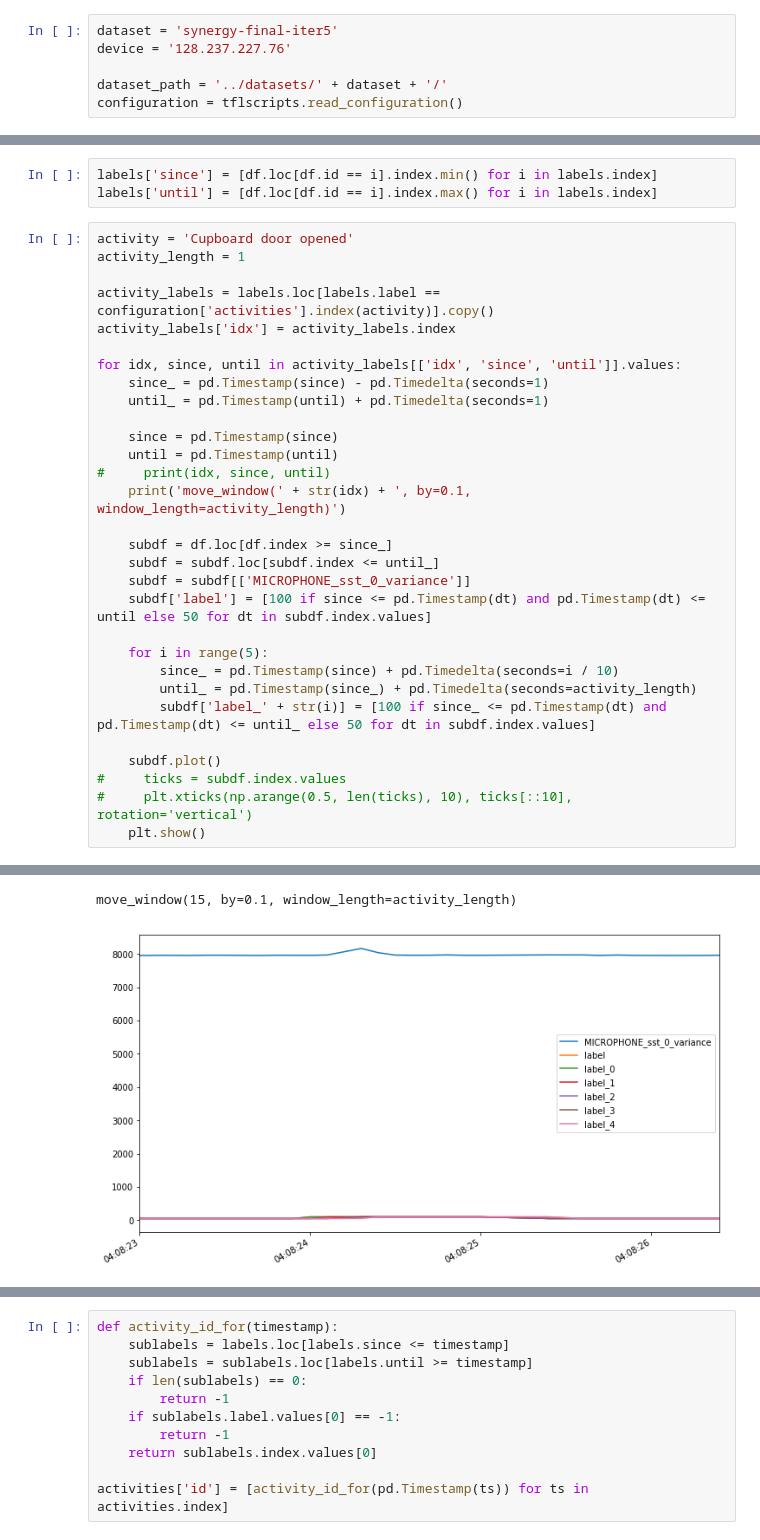
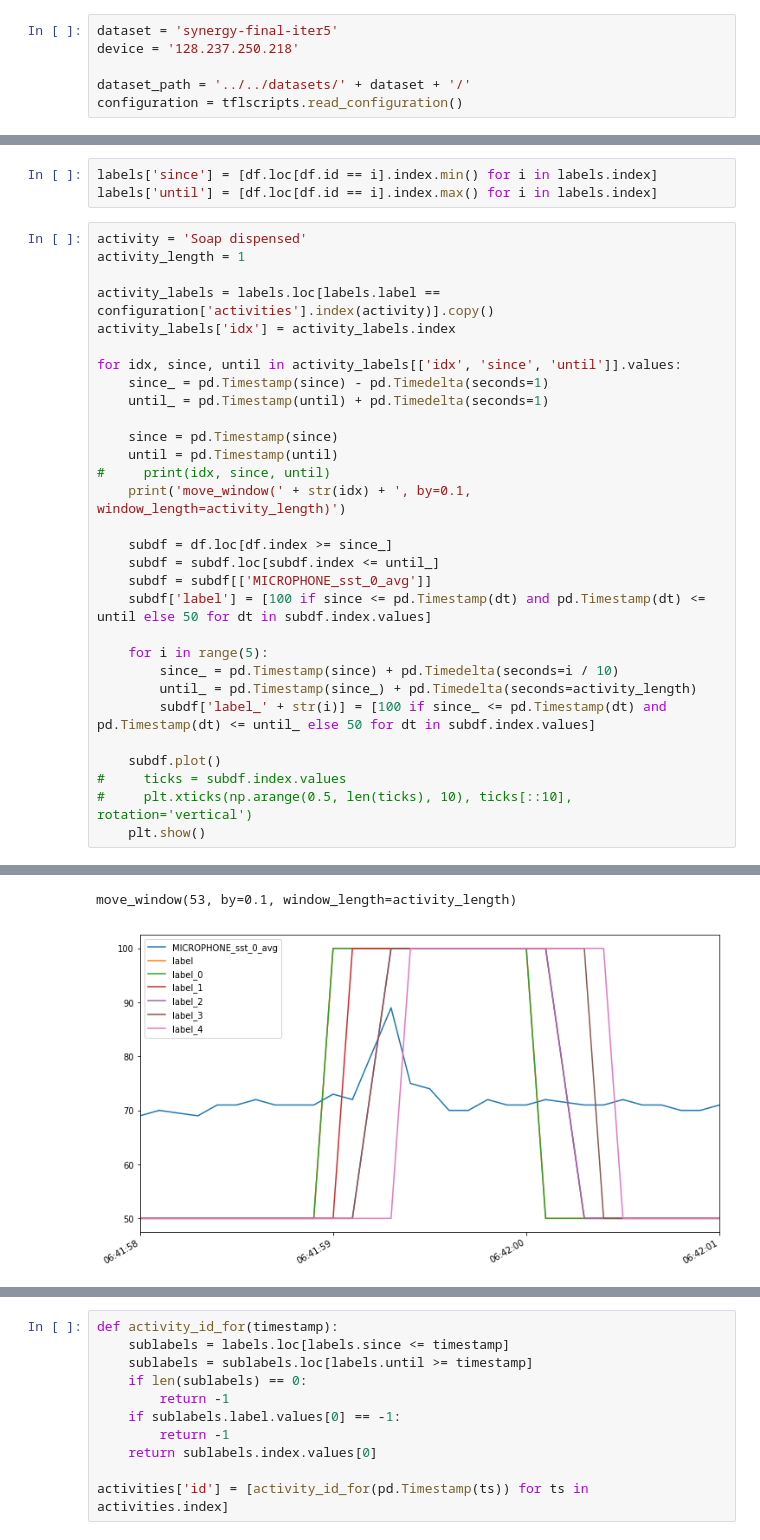
Before and after one commit to matus-tomlein/transfer-learning-playground, a Jupyter notebook: notebooks/data-processing/relabeling.ipynb, the cells around one changed output, grey strips where cells are left out. Saved outputs shown, nothing was run; the diff lists cells and outputs as text.

```diff
--- a/notebooks/data-processing/relabeling.ipynb
+++ b/notebooks/data-processing/relabeling.ipynb
@@ -23,9 +23,9 @@ from sklearn import svm
 from statistics import mode
 # %%
 dataset = 'synergy-final-iter5'
-device = '128.237.227.76'
+device = '128.237.250.218'
 
-dataset_path = '../datasets/' + dataset + '/'
+dataset_path = '../../datasets/' + dataset + '/'
 configuration = tflscripts.read_configuration()
 # %%
 df = pd.DataFrame.from_csv(dataset_path + device + '_MICROPHONE_sst.csv')
@@ -47,7 +47,7 @@ df = pd.concat([df, activities], axis=1)
 labels['since'] = [df.loc[df.id == i].index.min() for i in labels.index]
 labels['until'] = [df.loc[df.id == i].index.max() for i in labels.index]
 # %%
-activity = 'Cupboard door opened'
+activity = 'Soap dispensed'
 activity_length = 1
 
 activity_labels = labels.loc[labels.label == configuration['activities'].index(activity)].copy()
@@ -64,7 +64,7 @@ for idx, since, until in activity_labels[['idx', 'since', 'until']].values:
 
     subdf = df.loc[df.index >= since_]
     subdf = subdf.loc[subdf.index <= until_]
-    subdf = subdf[['MICROPHONE_sst_0_variance']]
+    subdf = subdf[['MICROPHONE_sst_0_avg']]
     subdf['label'] = [100 if since <= pd.Timestamp(dt) and pd.Timestamp(dt) <= until else 50 for dt in subdf.index.values]
 
     for i in range(5):
@@ -84,2 +84,2 @@ move_window(13, by=0.1, window_length=activity_length)
-move_window(15, by=0.1, window_length=activity_length)
+move_window(53, by=0.1, window_length=activity_length)
-[figure, old version]
+[figure, new version]
```
Also changed, not shown: parts of 3 cells of this notebook, 7 other files.
